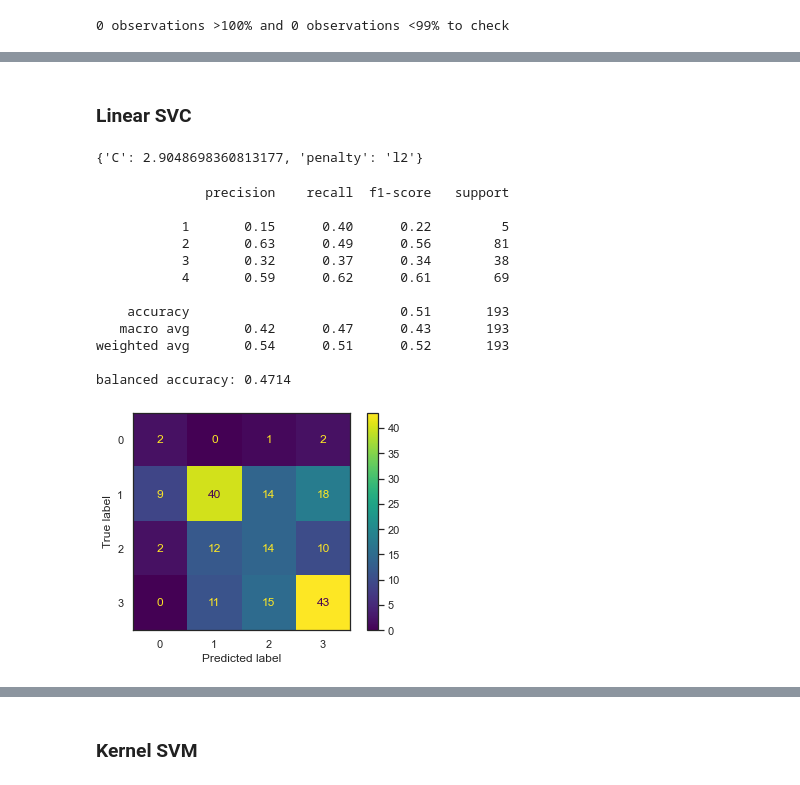
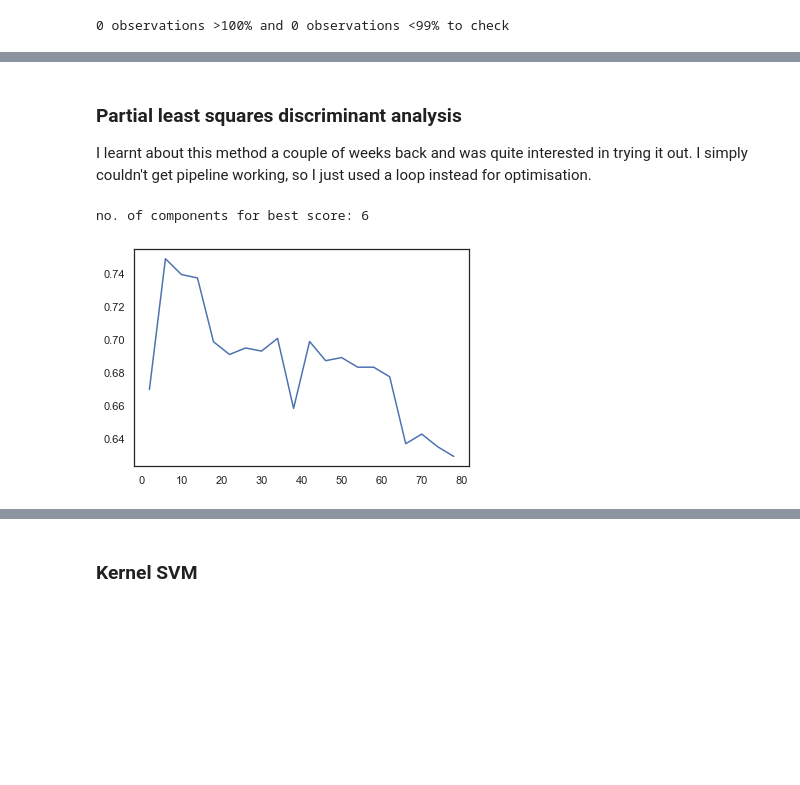
Before and after one commit to Geoff-CQW/obesity_stool, a Jupyter notebook: Project.ipynb, the cells around one changed output, grey strips where cells are left out. Drawn from its saved outputs; the diff is of its cells as text; code cells hidden in the pictures; blank space fills up the shorter version.

```diff
--- a/Project.ipynb
+++ b/Project.ipynb
@@ -594,16 +482,0 @@ balanced accuracy: 0.4323
-# %% [markdown]
-### Linear SVC ###
-# %%
-#linear SVM
-
-from sklearn.svm import LinearSVC
-
-linsvm_params = {'penalty':['l1','l2'], 'C':uniform(0, 10)}
-
-lin_svm = LinearSVC(max_iter = 500)
-
-linsvm_cv = RandomizedSearchCV(lin_svm, linsvm_params, n_iter = 50, cv=10, scoring = 'balanced_accuracy').fit(x_train, y_train)
-
-linsvm_cv.best_params_
-# %% [output]
-{'C': 2.9048698360813177, 'penalty': 'l2'}
@@ -614,16 +483,28 @@ lin_svm_pred = linsv.predict(x_test)
-# %%
-model_performance(y_test, lin_svm_pred)
-# %% [output]
-              precision    recall  f1-score   support
-
-           1       0.15      0.40      0.22         5
-           2       0.63      0.49      0.56        81
-           3       0.32      0.37      0.34        38
-           4       0.59      0.62      0.61        69
-
-    accuracy                           0.51       193
-   macro avg       0.42      0.47      0.43       193
-weighted avg       0.54      0.51      0.52       193
-
-balanced accuracy: 0.4714
-[figure, removed]
+# %% [markdown]
+### Partial least squares discriminant analysis ###
+
+I learnt about this method a couple of weeks back and was quite interested in trying it out. I simply couldn't get pipeline working, so I just used a loop instead for optimisation.
+# %%
+from sklearn.cross_decomposition import PLSRegression
+from sklearn.discriminant_analysis import LinearDiscriminantAnalysis
+
+n_components = []
+score = []
+
+for i in np.arange(2,82,4):
+
+    # pls model
+    plsR = PLSRegression(n_components=i, scale=False).fit(x_train, y_train)
+
+    # use plsR for LDAA
+    lda = LinearDiscriminantAnalysis().fit(plsR.x_scores_, y_train)
+
+    n_components.append(i)
+    score.append(metrics.balanced_accuracy_score(y_test, lda.predict(plsR.transform(x_test))))
+
+plt.plot(n_components, score)
+
+print('no. of components for best score: {}'.format(n_components[score.index(max(score))]))
+# %% [output]
+no. of components for best score: 6
+[figure, added]
```
Also changed, not shown: parts of 68 cells of this notebook.
